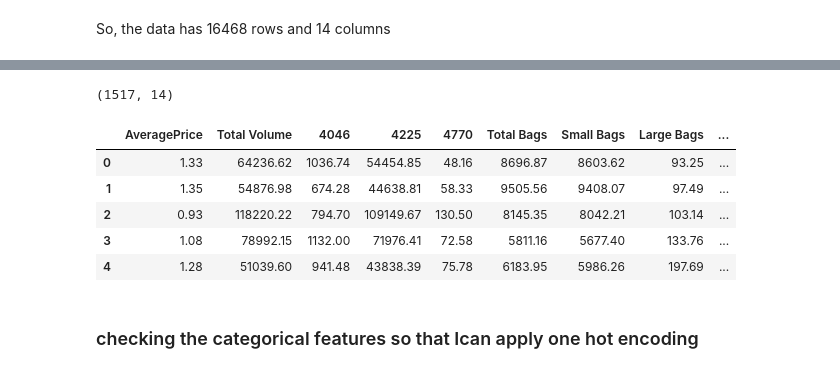
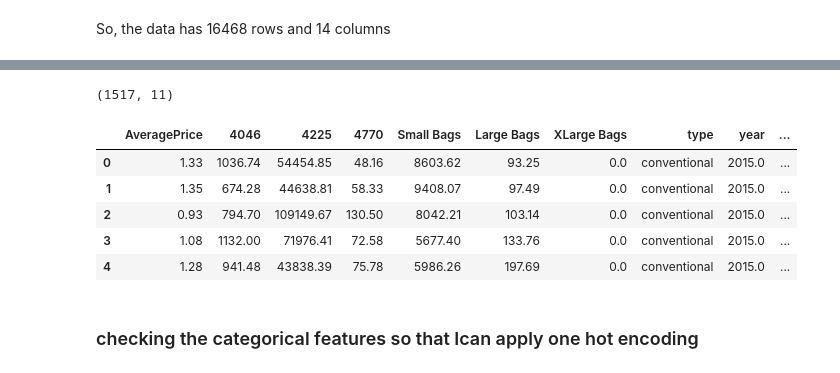
Before and after one commit to parulsharma247/ml-projects, a Jupyter notebook: Avacado Project/Avocado-Project.ipynb, the cells around one changed output, grey strips where cells are left out. Saved outputs shown, nothing was run; the diff lists cells and outputs as text; code cells hidden in the pictures.

```diff
--- a/Avacado Project/Avocado-Project.ipynb
+++ b/Avacado Project/Avocado-Project.ipynb
@@ -107,0 +117,3 @@ Index(['Unnamed: 0', 'Date', 'AveragePrice', 'Total Volume', '4046', '4225',
+# %%
+avocado_data_analysis.drop(['Unnamed: 0', 'Total Volume', 'Total Bags'], axis =1, inplace=True)
+avocado_data_analysis.head()
@@ -145,20 +164,20 @@ avocado_data_analysis
 # checking whether Year value in 'Date' column is equal to the value column 'year'
 avocado_data_analysis[avocado_data_analysis.Date.dt.year==avocado_data_analysis.year].shape
 # %% [output]
-(1517, 14)
+(1517, 11)
 # %%
 # creating a column for month
 avocado_data_analysis['month'] = avocado_data_analysis['Date'].dt.month
 # %%
-avocado_data_analysis.drop(['Unnamed: 0', 'Date'], axis= 1, inplace=True)
+avocado_data_analysis.drop(['Date'], axis= 1, inplace=True)
 avocado_data_analysis.head()
 # %% [output]
-|  | AveragePrice | Total Volume | 4046 | 4225 | 4770 | Total Bags | Small Bags | Large Bags | ... |
-| 0 | 1.33 | 64236.62 | 1036.74 | 54454.85 | 48.16 | 8696.87 | 8603.62 | 93.25 | ... |
-| 1 | 1.35 | 54876.98 | 674.28 | 44638.81 | 58.33 | 9505.56 | 9408.07 | 97.49 | ... |
-| 2 | 0.93 | 118220.22 | 794.70 | 109149.67 | 130.50 | 8145.35 | 8042.21 | 103.14 | ... |
-| 3 | 1.08 | 78992.15 | 1132.00 | 71976.41 | 72.58 | 5811.16 | 5677.40 | 133.76 | ... |
-| 4 | 1.28 | 51039.60 | 941.48 | 43838.39 | 75.78 | 6183.95 | 5986.26 | 197.69 | ... |
+|  | AveragePrice | 4046 | 4225 | 4770 | Small Bags | Large Bags | XLarge Bags | type | year | ... |
+| 0 | 1.33 | 1036.74 | 54454.85 | 48.16 | 8603.62 | 93.25 | 0.0 | conventional | 2015.0 | ... |
+| 1 | 1.35 | 674.28 | 44638.81 | 58.33 | 9408.07 | 97.49 | 0.0 | conventional | 2015.0 | ... |
+| 2 | 0.93 | 794.70 | 109149.67 | 130.50 | 8042.21 | 103.14 | 0.0 | conventional | 2015.0 | ... |
+| 3 | 1.08 | 1132.00 | 71976.41 | 72.58 | 5677.40 | 133.76 | 0.0 | conventional | 2015.0 | ... |
+| 4 | 1.28 | 941.48 | 43838.39 | 75.78 | 5986.26 | 197.69 | 0.0 | conventional | 2015.0 | ... |
 # %% [markdown]
 ### checking the categorical features so that Ican apply one hot encoding
 # %%
```
Also changed, not shown: parts of 35 cells of this notebook.
